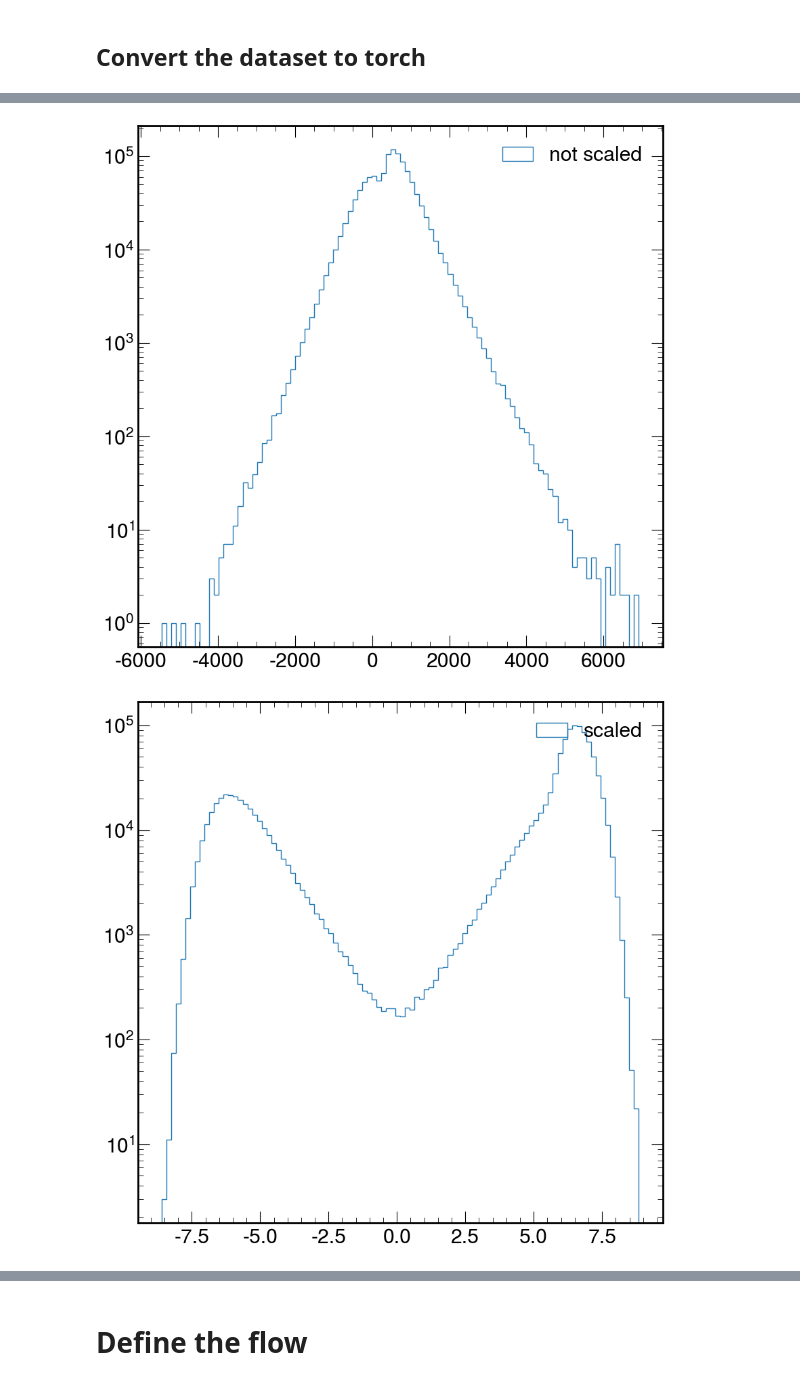
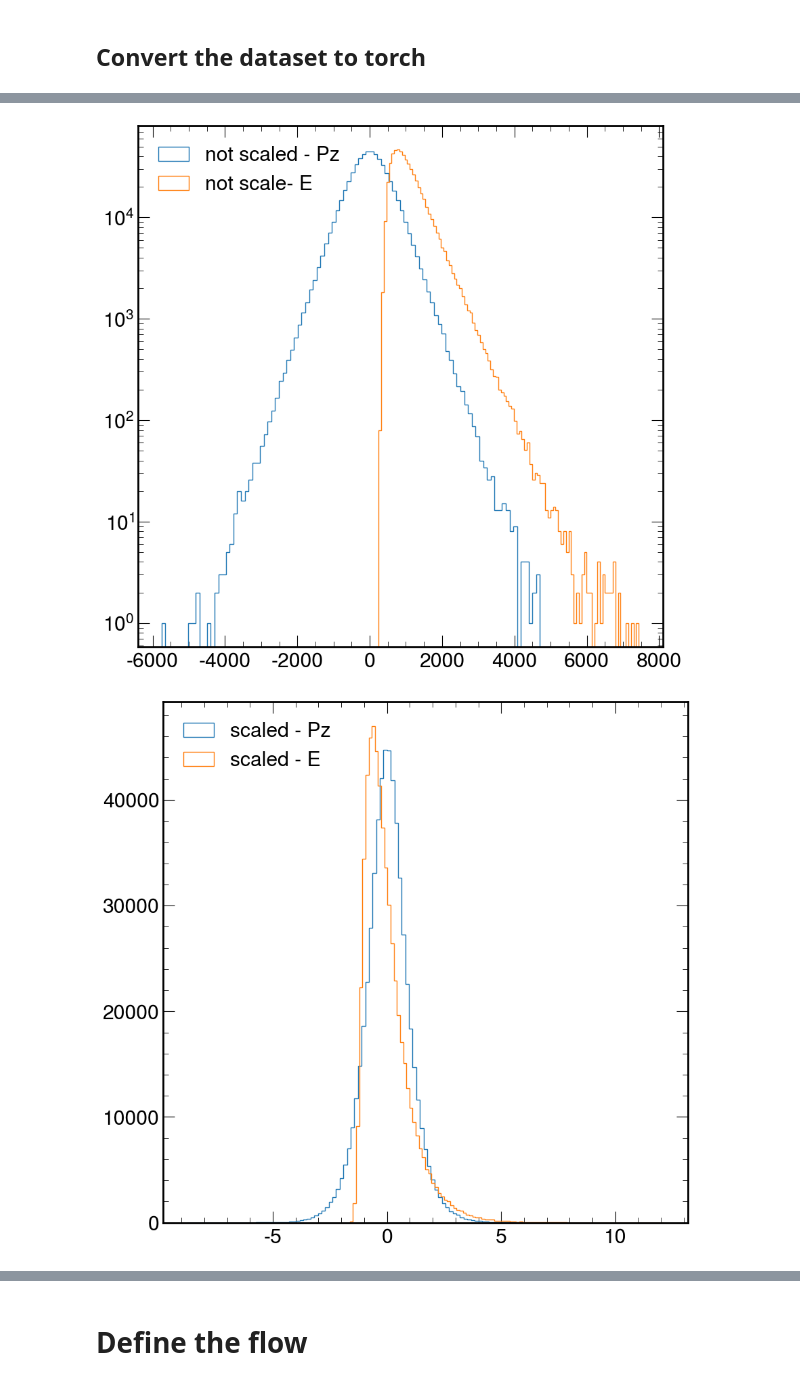
Before and after one commit to valsdav/ttHbb_jets_partons_studies, a Jupyter notebook: IncomingPartonsFlow.ipynb, the cells around one changed output, grey strips where cells are left out. Cells and saved outputs as stored; diff of their text form; code cells hidden in the pictures.

Commit message:
Changed standardization

```diff
--- a/IncomingPartonsFlow.ipynb
+++ b/IncomingPartonsFlow.ipynb
@@ -78,8 +80,8 @@ initial_boost = ak.Array(
 ## Convert the dataset to torch
 # %%
 y_cond = np.stack( [
-    ak.to_numpy(boost_jets.pz, allow_missing=None),
-    ak.to_numpy(boost_jets.E, allow_missing=None)]).T
+    ak.to_numpy(boost_reco.pz, allow_missing=None),
+    ak.to_numpy(boost_reco.E, allow_missing=None)]).T
 
 y_cond
 # %% [output]
@@ -96,15 +99,21 @@ y_cond_scaled = torch.from_numpy(np.sign(y_cond)*np.log(abs(y_cond))).float()
 # %%
-plt.hist(y_cond.flatten(), bins=100, histtype="step", label="not scaled");
+plt.hist(y_cond[:,0], bins=100, histtype="step", label="not scaled - Pz");
+plt.hist(y_cond[:,1], bins=100, histtype="step", label="not scale- E");
 plt.yscale("log")
 plt.legend();
 # %% [output]
-[figure, old version]
+[figure, new version]
+# %%
+scaler = StandardScaler()
+# %%
+Y_scaled = torch.from_numpy(scaler.fit_transform(y_cond)).float()
 # %%
-plt.hist(y_cond_scaled.flatten(), bins=100,histtype="step", label="scaled");
-plt.yscale("log")
+plt.hist(Y_scaled[:,0].numpy(), bins=100, histtype="step", label="scaled - Pz");
+plt.hist(Y_scaled[:,1].numpy(), bins=100, histtype="step", label="scaled - E");
+#plt.yscale("log")
 plt.legend();
 # %% [output]
-[figure, old version]
+[figure, new version]
 # %%
 x_target = np.stack( [
     ak.to_numpy(generator_info.x1, allow_missing=None),
```
Also changed, not shown: parts of 36 cells of this notebook.
